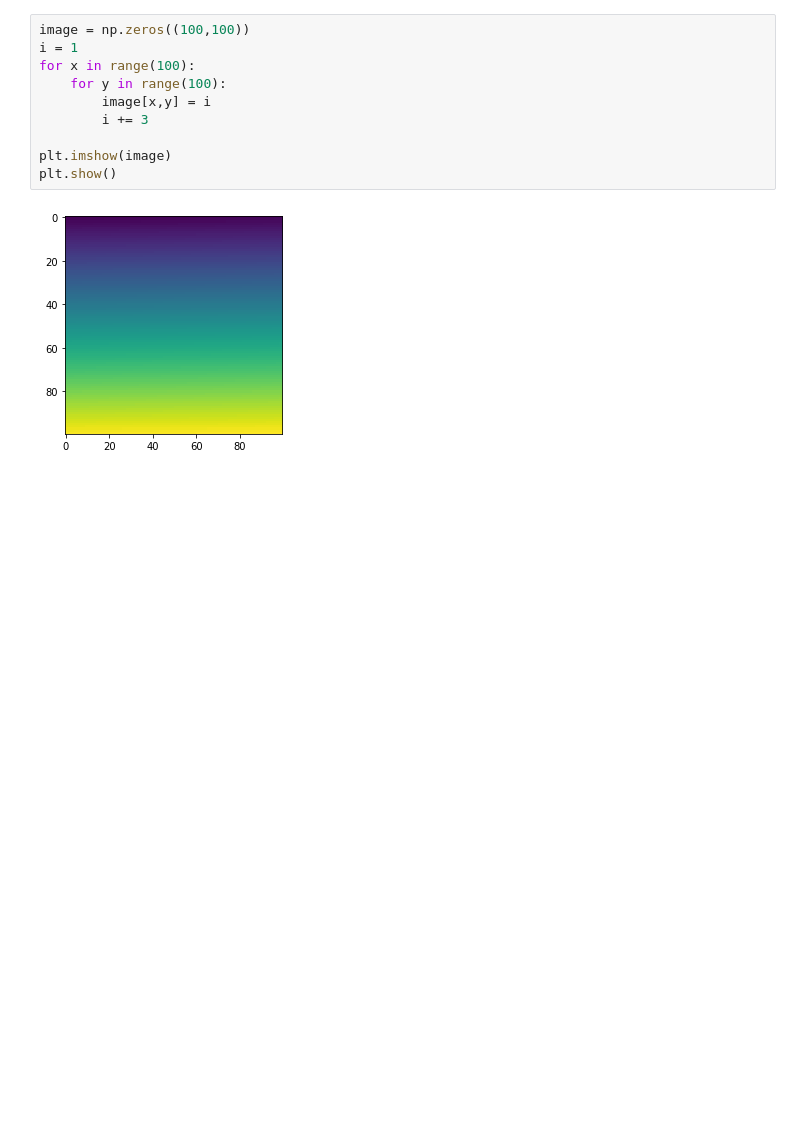
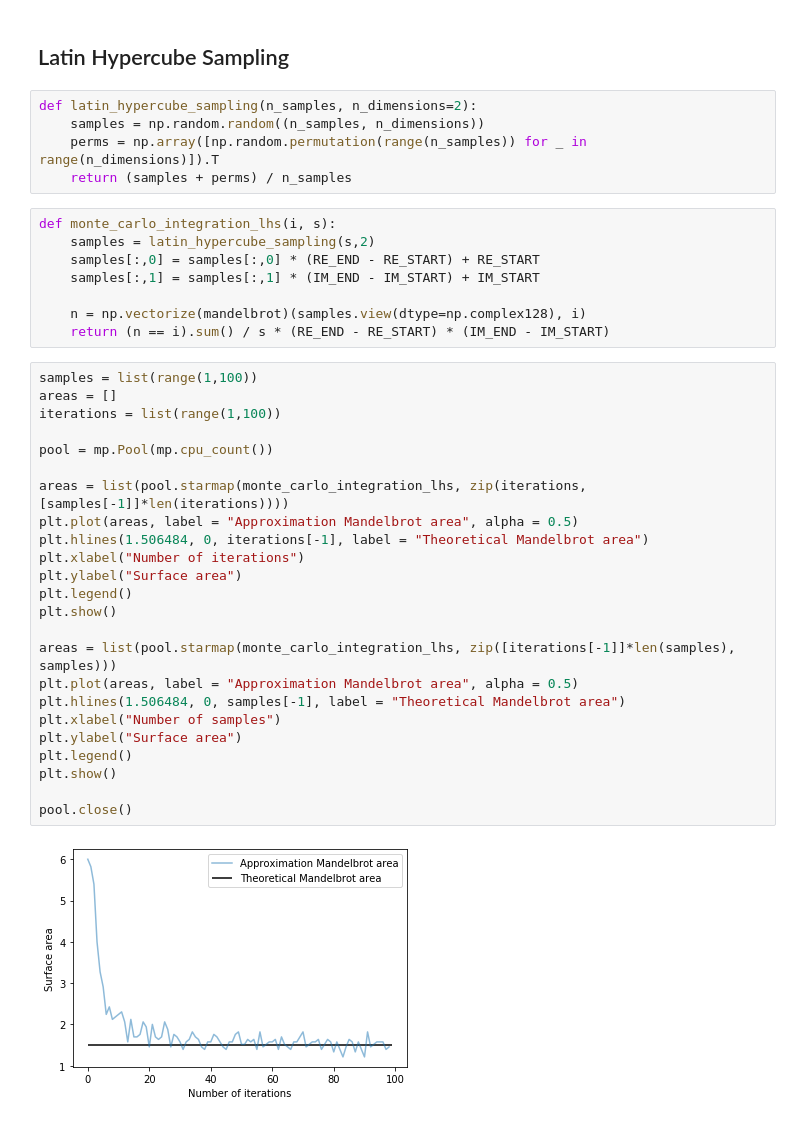
Before and after one commit to jurrew27/stochastic-simulation, a Jupyter notebook: Mandelbrot integration.ipynb, the cells around one changed output. Drawn from its saved outputs; the diff is of its cells as text; blank space fills up the shorter version.

Commit message:
Add Latin Hypercube Sampling

```diff
--- a/Mandelbrot integration.ipynb
+++ b/Mandelbrot integration.ipynb
@@ -78,12 +74,41 @@ pool.close()
-# %%
-image = np.zeros((100,100))
-i = 1
-for x in range(100):
-    for y in range(100):
-        image[x,y] = i
-        i += 3
-
-plt.imshow(image)
-plt.show()
-# %% [output]
-[figure, removed]
+# %% [markdown]
+## Latin Hypercube Sampling
+# %%
+def latin_hypercube_sampling(n_samples, n_dimensions=2):
+    samples = np.random.random((n_samples, n_dimensions))
+    perms = np.array([np.random.permutation(range(n_samples)) for _ in range(n_dimensions)]).T
+    return (samples + perms) / n_samples
+# %%
+def monte_carlo_integration_lhs(i, s):
+    samples = latin_hypercube_sampling(s,2)
+    samples[:,0] = samples[:,0] * (RE_END - RE_START) + RE_START
+    samples[:,1] = samples[:,1] * (IM_END - IM_START) + IM_START
+
+    n = np.vectorize(mandelbrot)(samples.view(dtype=np.complex128), i)
+    return (n == i).sum() / s * (RE_END - RE_START) * (IM_END - IM_START)
+# %%
+samples = list(range(1,100))
+areas = []
+iterations = list(range(1,100))
+
+pool = mp.Pool(mp.cpu_count())
+
+areas = list(pool.starmap(monte_carlo_integration_lhs, zip(iterations, [samples[-1]]*len(iterations))))
+plt.plot(areas, label = "Approximation Mandelbrot area", alpha = 0.5)
+plt.hlines(1.506484, 0, iterations[-1], label = "Theoretical Mandelbrot area")
+plt.xlabel("Number of iterations")
+plt.ylabel("Surface area")
+plt.legend()
+plt.show()
+
+areas = list(pool.starmap(monte_carlo_integration_lhs, zip([iterations[-1]]*len(samples), samples)))
+plt.plot(areas, label = "Approximation Mandelbrot area", alpha = 0.5)
+plt.hlines(1.506484, 0, samples[-1], label = "Theoretical Mandelbrot area")
+plt.xlabel("Number of samples")
+plt.ylabel("Surface area")
+plt.legend()
+plt.show()
+
+pool.close()
+# %% [output]
+[figure, added]
```
Also changed, not shown: parts of 5 cells of this notebook.
